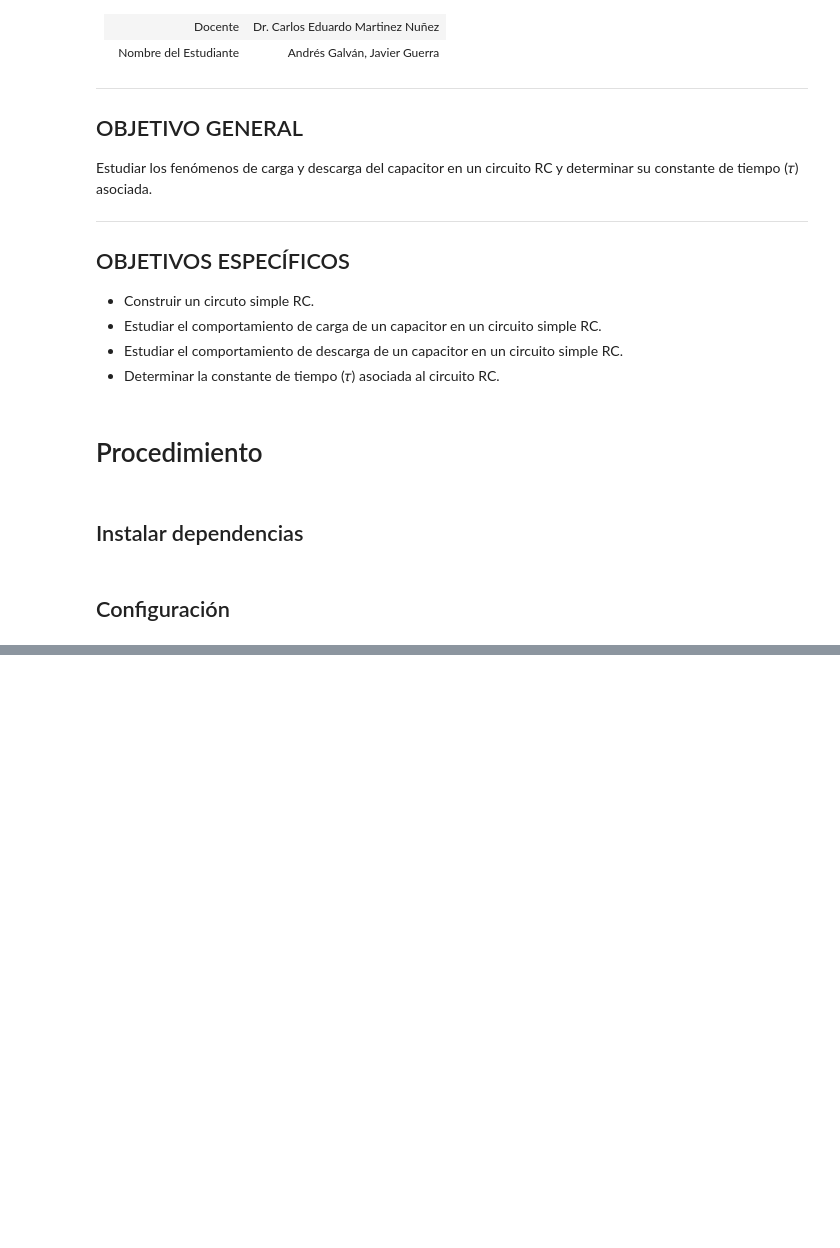
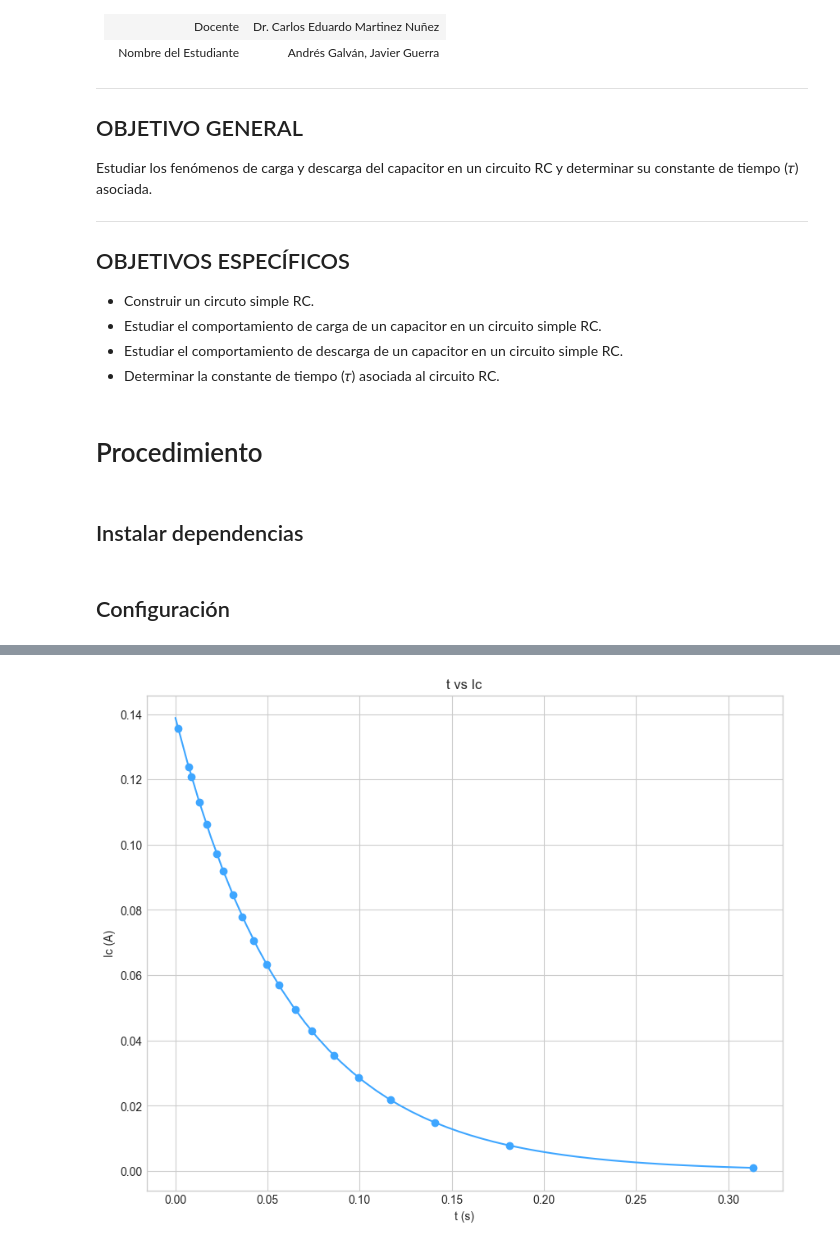
Before and after one commit to afgalvan/circuit-lab, a Jupyter notebook: circuit_lab.ipynb, the cells around one changed output, grey strips where cells are left out. Cells and saved outputs as stored; diff of their text form; code cells hidden in the pictures; blank space fills up the shorter version.

```diff
--- a/circuit_lab.ipynb
+++ b/circuit_lab.ipynb
@@ -45,0 +98,4 @@ style.use("seaborn-whitegrid")
+# %%
+graficar("t vs Ic", resultado_carga, teorico=True)
+# %% [output]
+[figure, added]
```
Also changed, not shown: parts of 9 cells of this notebook, 3 other files.
